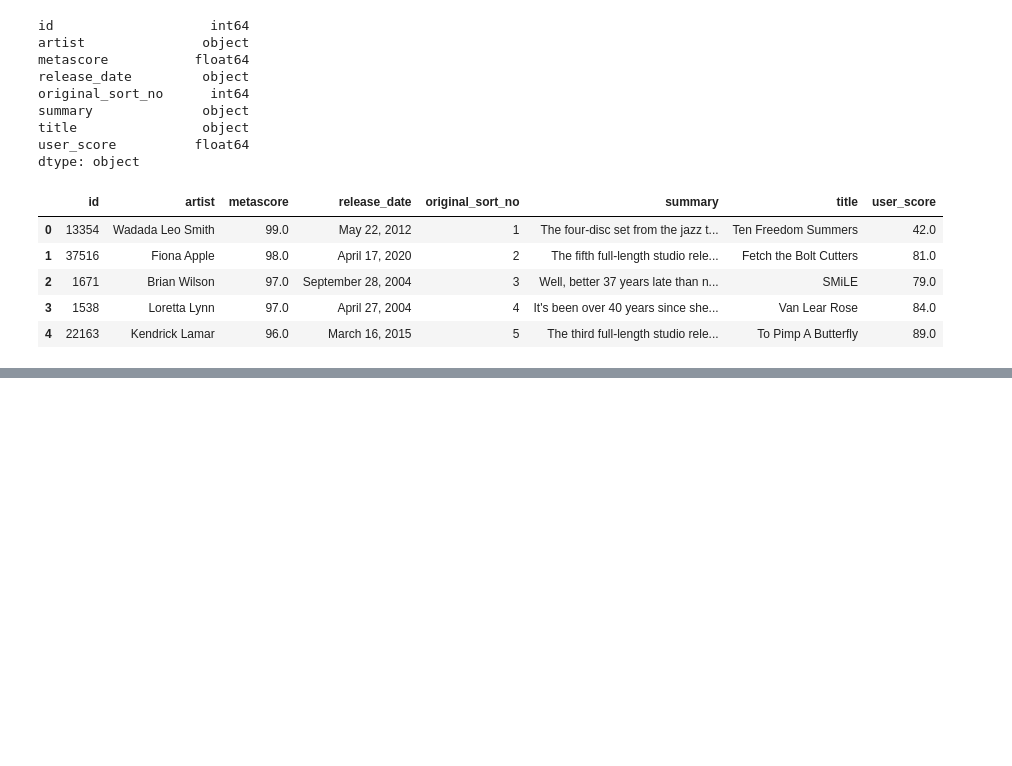
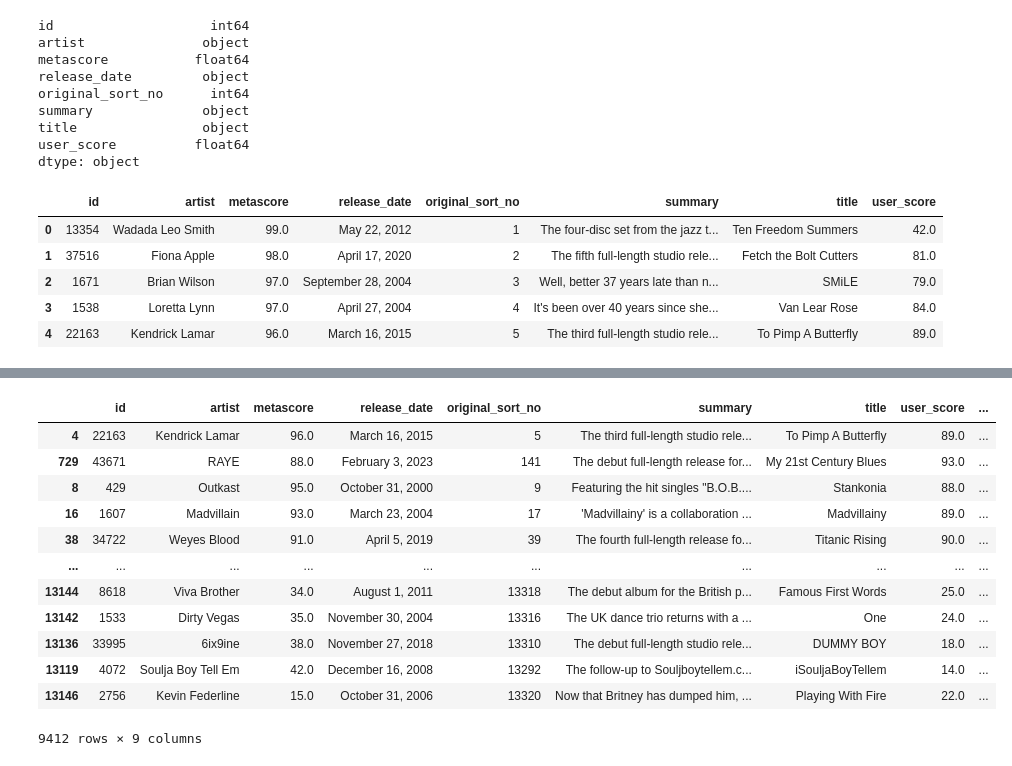
Before and after one commit to wilfredwaheejr/Metacritic-Analysis, a Jupyter notebook: Queries/Metacritic Data Conversion.ipynb, the cells around one changed output, grey strips where cells are left out. Saved outputs shown, nothing was run; the diff lists cells and outputs as text; code cells hidden in the pictures; blank space fills up the shorter version.

Commit message:
Calculated the weighted average of metacritic and user scores.

```diff
--- a/Queries/Metacritic Data Conversion.ipynb
+++ b/Queries/Metacritic Data Conversion.ipynb
@@ -92,3 +104,15 @@ music.head()
 | 2 | 1671 | Brian Wilson | 97.0 | September 28, 2004 | 3 | Well, better 37 years late than n... | SMiLE | 79.0 |
 | 3 | 1538 | Loretta Lynn | 97.0 | April 27, 2004 | 4 | It's been over 40 years since she... | Van Lear Rose | 84.0 |
 | 4 | 22163 | Kendrick Lamar | 96.0 | March 16, 2015 | 5 | The third full-length studio rele... | To Pimp A Butterfly | 89.0 |
+# %%
+#Calculate the weighted average of metascores and user scores combined
+games_weight_average = games["user_score"]*.6 + games["metascore"]*.4
+movies_weight_average = movies["user_score"]*.6 + movies["metascore"]*.4
+music_weight_average = music["user_score"]*.6 + music["metascore"]*.4
+tv_weight_average = tv["user_score"]*.6 + tv["metascore"]*.4
+# %%
+#Add weighted average column to data frames
+games = games.assign(weighted_average = games_weight_average)
+movies = movies.assign(weighted_average = movies_weight_average)
+music = music.assign(weighted_average = music_weight_average)
+tv = tv.assign(weighted_average = tv_weight_average)
@@ -94,0 +141,17 @@ music.head()
+# %%
+#Sort records by the weighted average of scores
+music.sort_values(by='weighted_average', ascending=False)
+# %% [output]
+|  | id | artist | metascore | release_date | original_sort_no | summary | title | user_score | ... |
+| 4 | 22163 | Kendrick Lamar | 96.0 | March 16, 2015 | 5 | The third full-length studio rele... | To Pimp A Butterfly | 89.0 | ... |
+| 729 | 43671 | RAYE | 88.0 | February 3, 2023 | 141 | The debut full-length release for... | My 21st Century Blues | 93.0 | ... |
+| 8 | 429 | Outkast | 95.0 | October 31, 2000 | 9 | Featuring the hit singles "B.O.B.... | Stankonia | 88.0 | ... |
+| 16 | 1607 | Madvillain | 93.0 | March 23, 2004 | 17 | 'Madvillainy' is a collaboration ... | Madvillainy | 89.0 | ... |
+| 38 | 34722 | Weyes Blood | 91.0 | April 5, 2019 | 39 | The fourth full-length release fo... | Titanic Rising | 90.0 | ... |
+| ... | ... | ... | ... | ... | ... | ... | ... | ... | ... |
+| 13144 | 8618 | Viva Brother | 34.0 | August 1, 2011 | 13318 | The debut album for the British p... | Famous First Words | 25.0 | ... |
+| 13142 | 1533 | Dirty Vegas | 35.0 | November 30, 2004 | 13316 | The UK dance trio returns with a ... | One | 24.0 | ... |
+| 13136 | 33995 | 6ix9ine | 38.0 | November 27, 2018 | 13310 | The debut full-length studio rele... | DUMMY BOY | 18.0 | ... |
+| 13119 | 4072 | Soulja Boy Tell Em | 42.0 | December 16, 2008 | 13292 | The follow-up to Souljboytellem.c... | iSouljaBoyTellem | 14.0 | ... |
+| 13146 | 2756 | Kevin Federline | 15.0 | October 31, 2006 | 13320 | Now that Britney has dumped him, ... | Playing With Fire | 22.0 | ... |
+9412 rows × 9 columns
```
Also changed, not shown: parts of 8 cells of this notebook.
